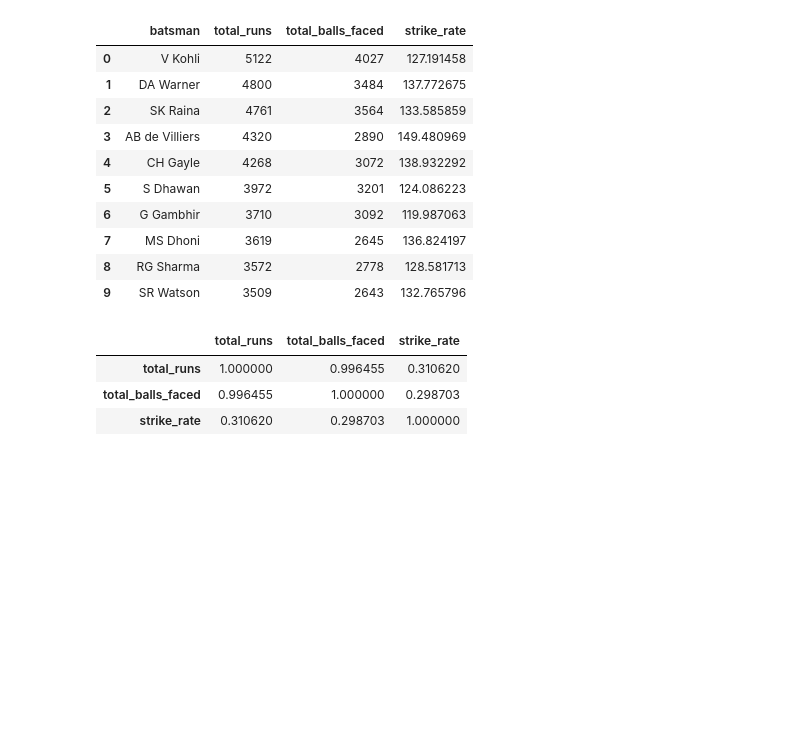
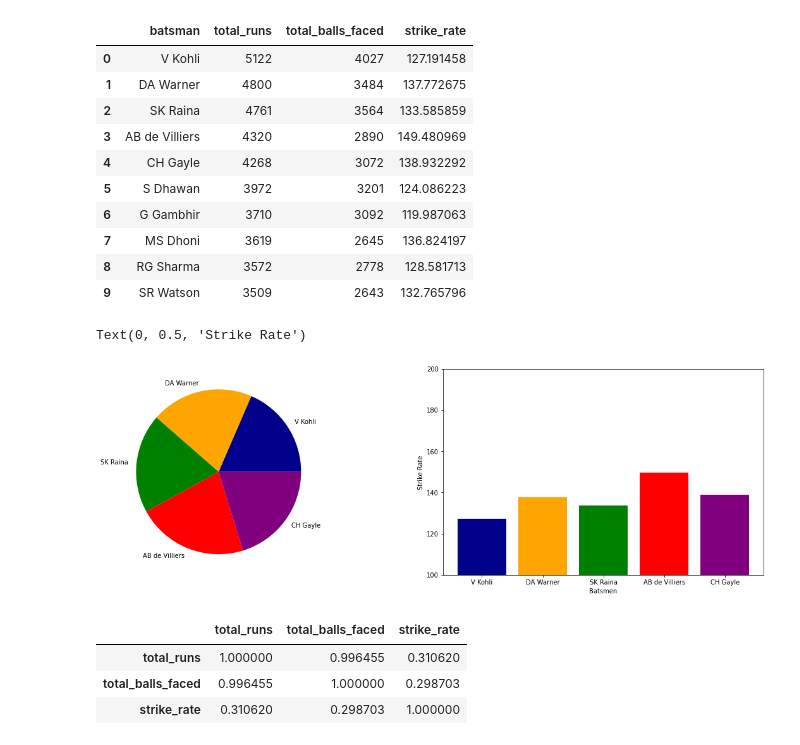
Before and after one commit to Rohanjos97/data-mining-asignments, a Jupyter notebook: IT496_Introduction_to Data_Mining _Lab Assignment_01.ipynb, the cells around one changed output. Saved outputs shown, nothing was run; the diff lists cells and outputs as text; code cells hidden in the pictures; blank space fills up the shorter version.

```diff
--- a/IT496_Introduction_to Data_Mining _Lab Assignment_01.ipynb
+++ b/IT496_Introduction_to Data_Mining _Lab Assignment_01.ipynb
@@ -328,6 +335,23 @@ strike_rate_data.sort_values(by='total_runs', ascending=False).head(10).reset_in
 | 7 | MS Dhoni | 3619 | 2645 | 136.824197 |
 | 8 | RG Sharma | 3572 | 2778 | 128.581713 |
 | 9 | SR Watson | 3509 | 2643 | 132.765796 |
+# %%
+top_strike_rate = strike_rate_data.sort_values(by='total_runs', ascending=False).head(5).reset_index().drop('index',axis=1)
+x = np.array(top_strike_rate['batsman'])
+y = np.array(top_strike_rate['strike_rate'])
+
+col=['darkblue', 'orange', 'green', 'red', 'purple']
+
+fig, axes = plt.subplots(1,2, figsize=(20, 6))
+axes[0].pie(top_strike_rate['strike_rate'], labels=top_strike_rate['batsman'], colors=col)
+
+axes[1].bar(x, y, color=col)
+axes[1].set(ylim=[100, 200])
+axes[1].set_xlabel('Batsmen')
+axes[1].set_ylabel('Strike Rate')
+# %% [output]
+Text(0, 0.5, 'Strike Rate')
+[figure, added]
 # %%
 # Checking correlation in strike rate table
 strike_rate_data.corr()
```
Also changed, not shown: parts of 23 cells of this notebook.
